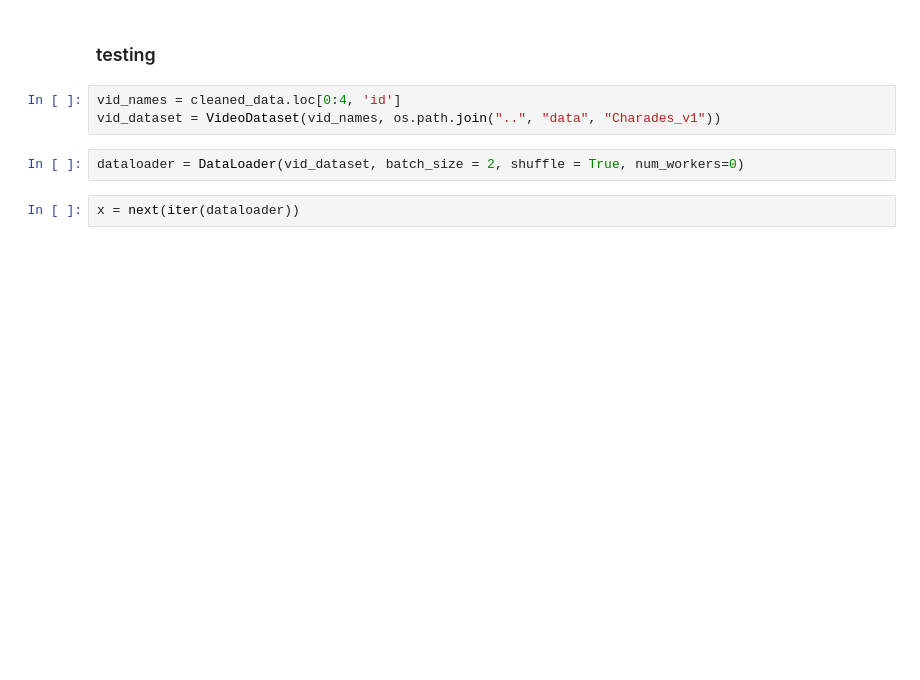
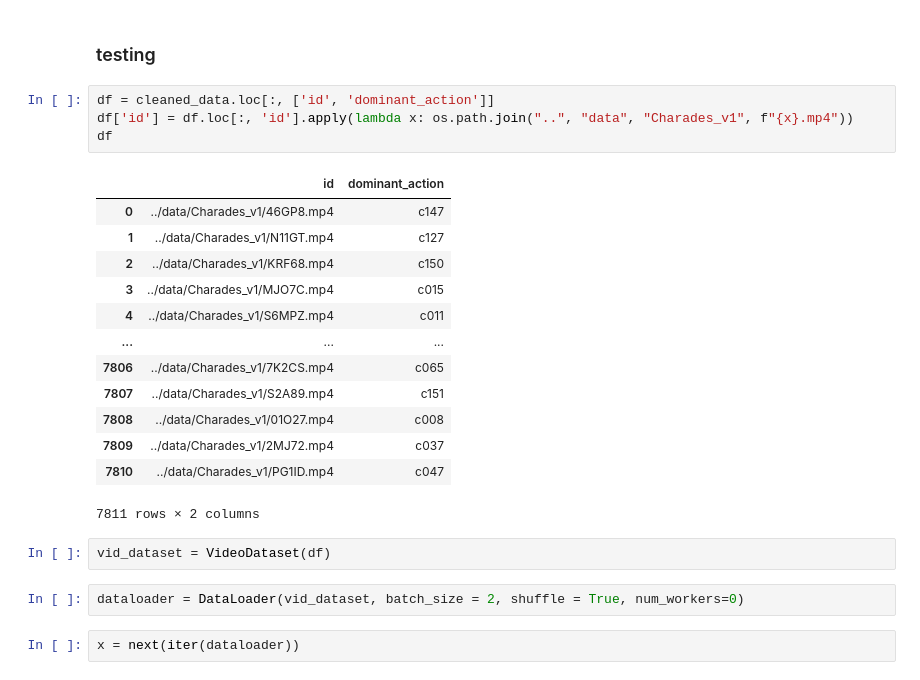
Before and after one commit to JavierTham/Transforming_CV, a Jupyter notebook: model/Data_processing.ipynb, the cells around one changed output. Drawn from its saved outputs; the diff is of its cells as text; blank space fills up the shorter version.

Commit message:
modified VideoDataset to take in df

```diff
--- a/model/Data_processing.ipynb
+++ b/model/Data_processing.ipynb
@@ -204,8 +208,25 @@ class VideoDataset(Dataset):
 # %% [markdown]
 ### testing
-# %%
-vid_names = cleaned_data.loc[0:4, 'id']
-vid_dataset = VideoDataset(vid_names, os.path.join("..", "data", "Charades_v1"))
+# %%
+df = cleaned_data.loc[:, ['id', 'dominant_action']]
+df['id'] = df.loc[:, 'id'].apply(lambda x: os.path.join("..", "data", "Charades_v1", f"{x}.mp4"))
+df
+# %% [output]
+|  | id | dominant_action |
+| 0 | ../data/Charades_v1/46GP8.mp4 | c147 |
+| 1 | ../data/Charades_v1/N11GT.mp4 | c127 |
+| 2 | ../data/Charades_v1/KRF68.mp4 | c150 |
+| 3 | ../data/Charades_v1/MJO7C.mp4 | c015 |
+| 4 | ../data/Charades_v1/S6MPZ.mp4 | c011 |
+| ... | ... | ... |
+| 7806 | ../data/Charades_v1/7K2CS.mp4 | c065 |
+| 7807 | ../data/Charades_v1/S2A89.mp4 | c151 |
+| 7808 | ../data/Charades_v1/01O27.mp4 | c008 |
+| 7809 | ../data/Charades_v1/2MJ72.mp4 | c037 |
+| 7810 | ../data/Charades_v1/PG1ID.mp4 | c047 |
+7811 rows × 2 columns
+# %%
+vid_dataset = VideoDataset(df)
 # %%
 dataloader = DataLoader(vid_dataset, batch_size = 2, shuffle = True, num_workers=0)
 # %%
```
Also changed, not shown: parts of 5 cells of this notebook.
